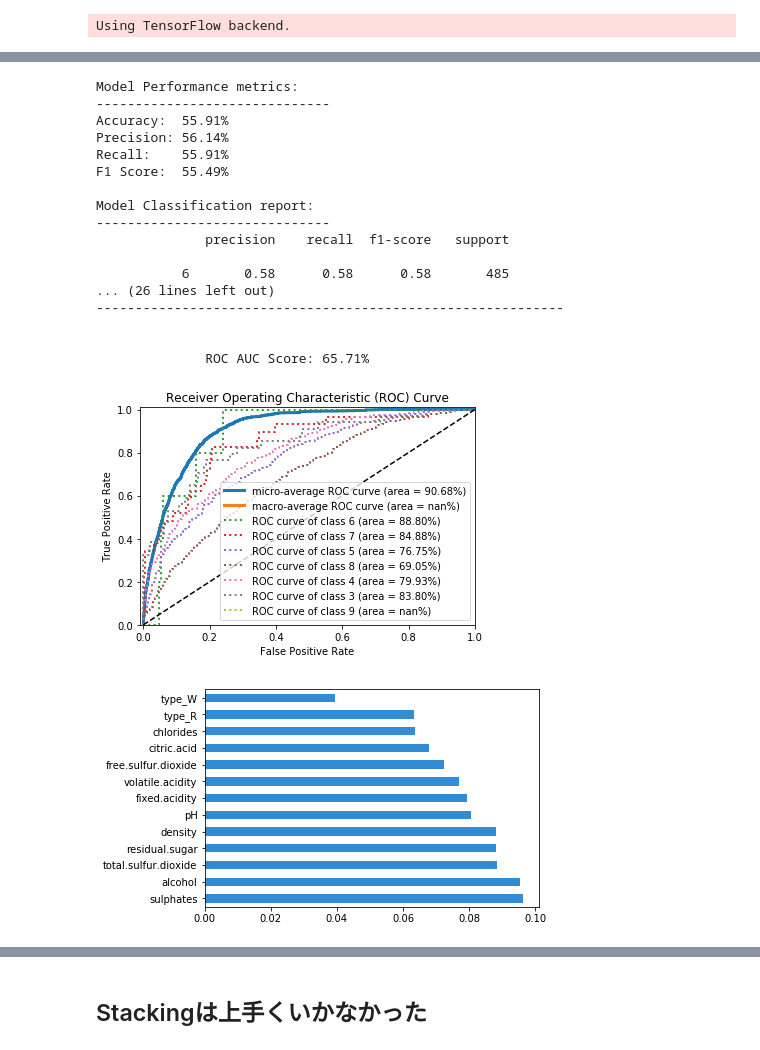
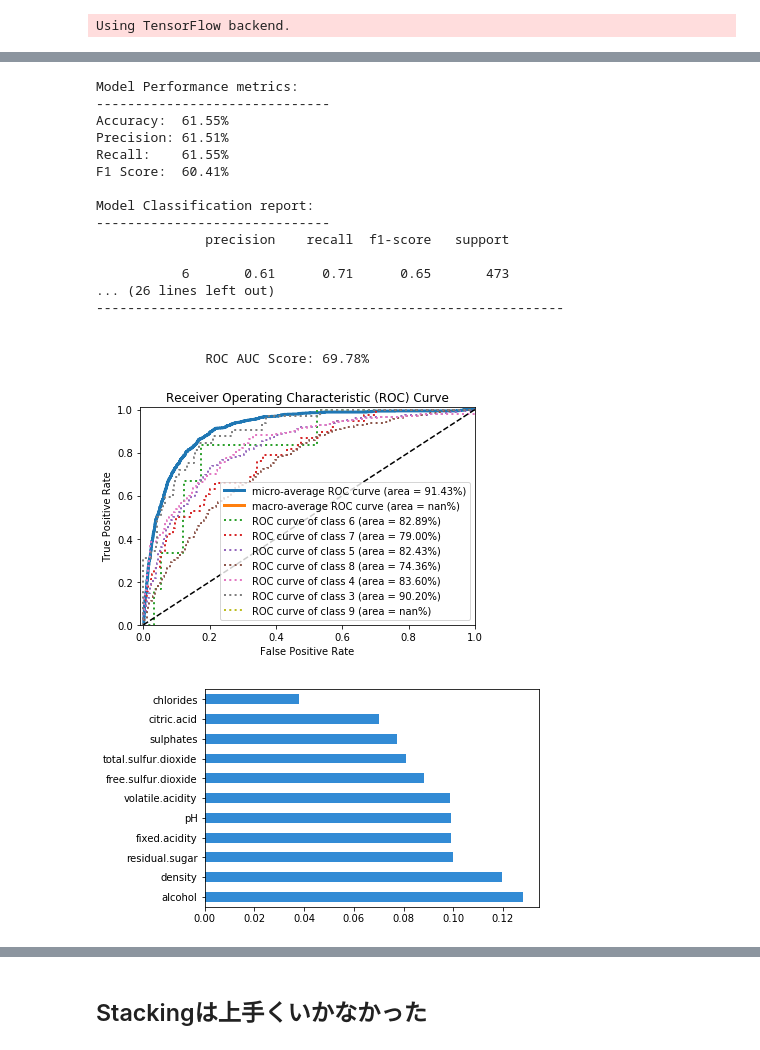
Before and after one commit to Ric418/Practice-ML, a Jupyter notebook: wine_quality/notebook/multicol.ipynb, the cells around one changed output, grey strips where cells are left out. Saved outputs shown, nothing was run; the diff lists cells and outputs as text; code cells hidden in the pictures.

```diff
--- a/wine_quality/notebook/multicol.ipynb
+++ b/wine_quality/notebook/multicol.ipynb
@@ -406,7 +407,7 @@ Pipeline(memory=None,
                               verbose=1))],
          verbose=False)
 # %%
-results = mm.get_results(RF, 'RF', X_test, y_test, gs=gs, target_names=[str(x) for x in y.unique()],target_labels=y.unique(), results=results, reasume=False)
+results = mm.get_results(RF, 'RF', X_test, y_test['l'], gs=gs, target_names=[str(x) for x in y.unique()],target_labels=y.unique(), results=results, reasume=False)
 # %% [output]
 Model Performance metrics:
 ------------------------------
@@ -430,6 +431,7 @@ Model Classification report:
 # %%
 clf = Pipeline([
-        ('pca', PCA(random_state = 101)),
+    ('lda', LDA(store_covariance=True)),
+#         ('pca', PCA(random_state = 101)),
         ('clf', KNeighborsClassifier())])
 
 # a list of dictionaries to specify the parameters that we'd want to tune
@@ -439,7 +441,7 @@ whiten = [True, False]
 param_grid =\
     [{'clf__n_neighbors': [10, 11, 12, 13]
      ,'clf__weights': ['distance']
-     ,'clf__algorithm' : ['ball_tree'] #, 'brute', 'auto',  'kd_tree', 'brute']
+     ,'clf__algorithm' : ['ball_tree', 'brute', 'auto',  'kd_tree', 'brute']
      ,'clf__leaf_size': [12, 11, 13]
      ,'clf__p': [1]
      #,'pca__n_components' : n_components
@@ -477,7 +480,7 @@ Pipeline(memory=None,
                               verbose=1))],
          verbose=False)
 # %%
-results = mm.get_results(KNNC, 'KNeighborsClassifier', X_test, y_test, gs=gs, target_names=[str(x) for x in y.unique()],
+results = mm.get_results(KNNC, 'KNeighborsClassifier', X_test, y_test['l'], gs=gs, target_names=[str(x) for x in y.unique()],
                       target_labels=y.unique(), results=results, reasume=False)
 # %% [output]
 Model Performance metrics:
@@ -502,6 +505,7 @@ Model Classification report:
 # %%
 clf = Pipeline([
-        ('pca', PCA(random_state = 101)),
+    ('lda', LDA(store_covariance=True)),
+#         ('pca', PCA(random_state = 101)),
         ('clf', lgb.LGBMClassifier(objective='multiclass',
                         num_leaves = 31,
                         learning_rate=0.1,
@@ -561,28 +565,28 @@ Pipeline(memory=None,
                               verbose=1))],
          verbose=False)
 # %%
-results = mm.get_results(GBM, 'LGBM', X_test, y_test, gs = gs, target_names = [str(x) for x in y.unique()],
+results = mm.get_results(GBM, 'LGBM', X_test, y_test['l'], gs = gs, target_names = [str(x) for x in y.unique()],
                          target_labels = y.unique(), results=results, reasume=False)
 # %% [output]
 Model Performance metrics:
 ------------------------------
-Accuracy:  55.91%
-Precision: 56.14%
-Recall:    55.91%
-F1 Score:  55.49%
+Accuracy:  61.55%
+Precision: 61.51%
+Recall:    61.55%
+F1 Score:  60.41%
 
 Model Classification report:
 ------------------------------
               precision    recall  f1-score   support
 
-           6       0.58      0.58      0.58       485
+           6       0.61      0.71      0.65       473
 ... (26 lines left out)
 ------------------------------------------------------------
 
 
-              ROC AUC Score: 65.71%
+              ROC AUC Score: 69.78%
-[figure, old version]
+[figure, new version]
-[figure, old version]
+[figure, new version]
 # %%
 results
 # %% [output]
```
Also changed, not shown: parts of 39 cells of this notebook, 9 other files.
